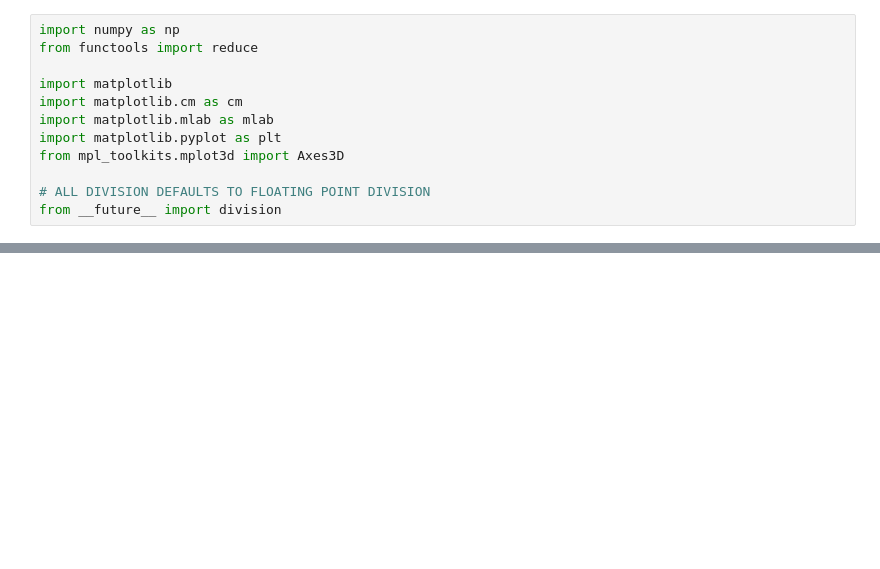
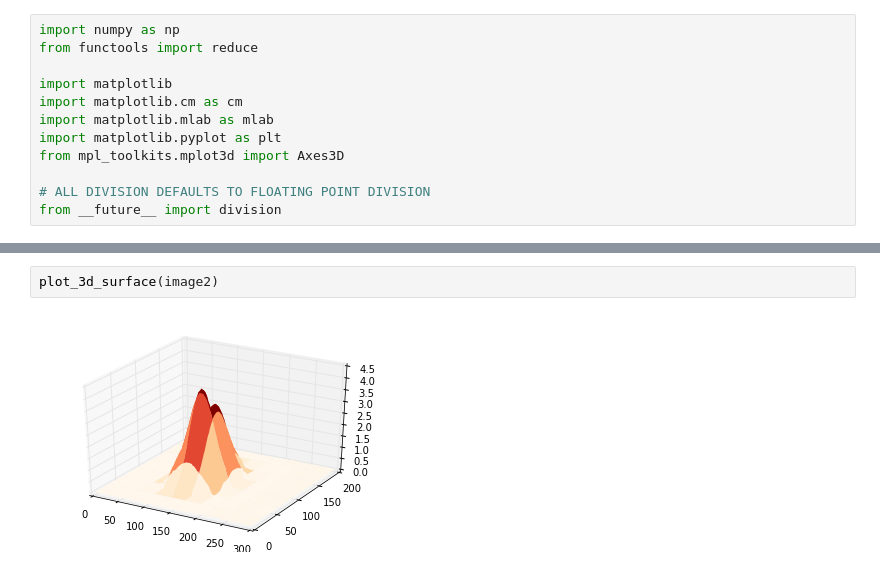
Before and after one commit to metamorphe/hybrid-practice, a Jupyter notebook: diffusement_characterization/image_plot.ipynb, the cells around one changed output, grey strips where cells are left out. Drawn from its saved outputs; the diff is of its cells as text; blank space fills up the shorter version.

```diff
--- a/diffusement_characterization/image_plot.ipynb
+++ b/diffusement_characterization/image_plot.ipynb
@@ -55,0 +57,4 @@ plot_3d_surface(image)
+# %%
+plot_3d_surface(image2)
+# %% [output]
+[figure, added]
```
Also changed, not shown: parts of 3 cells of this notebook.
